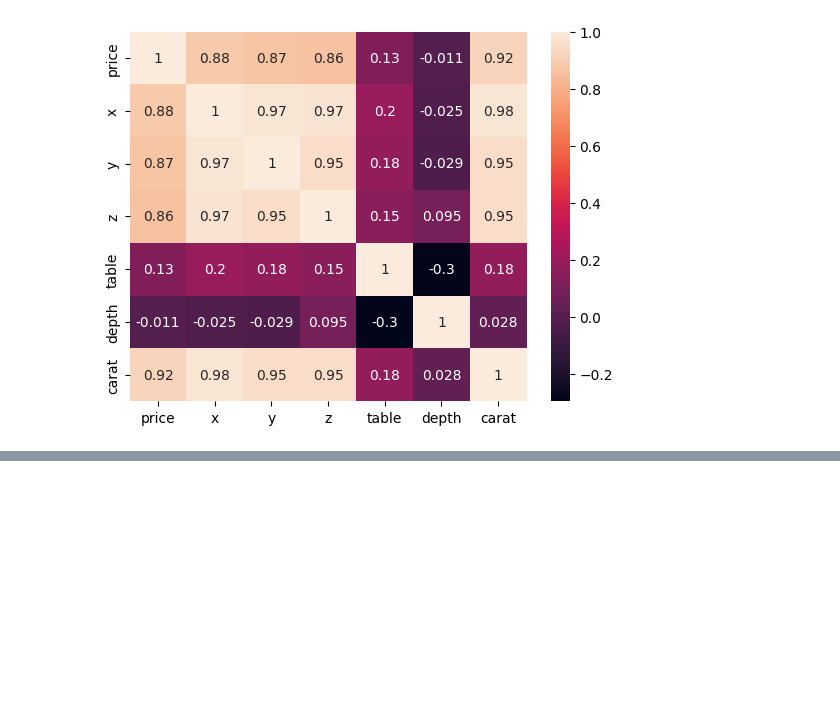
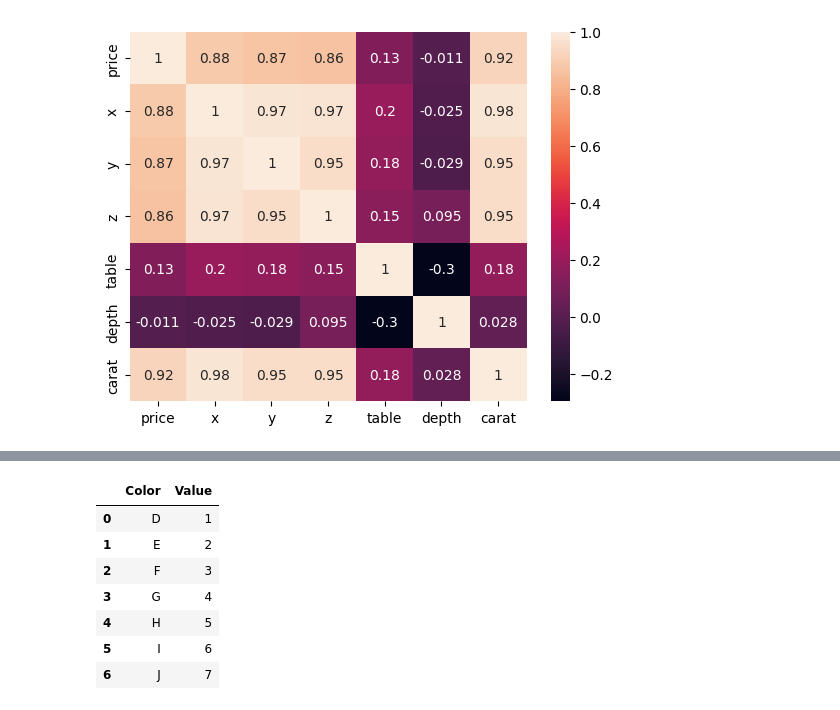
Before and after one commit to Maruf-Ahmad-khan/FSDSRegression, a Jupyter notebook: notebooks/EDA.ipynb, the cells around one changed output, grey strips where cells are left out. Cells and saved outputs as stored; diff of their text form; code cells hidden in the pictures; blank space fills up the shorter version.

```diff
--- a/notebooks/EDA.ipynb
+++ b/notebooks/EDA.ipynb
@@ -225,0 +275,24 @@ plt.show()
+# %%
+import pandas as pd
+
+color_map = {
+    "D": 1,
+    "E": 2,
+    "F": 3,
+    "G": 4,
+    "H": 5,
+    "I": 6,
+    "J": 7
+}
+
+df_color = pd.DataFrame(list(color_map.items()), columns=['Color', 'Value'])
+df_color
+# %% [output]
+|  | Color | Value |
+| 0 | D | 1 |
+| 1 | E | 2 |
+| 2 | F | 3 |
+| 3 | G | 4 |
+| 4 | H | 5 |
+| 5 | I | 6 |
+| 6 | J | 7 |
```
Also changed, not shown: parts of 9 cells of this notebook.
